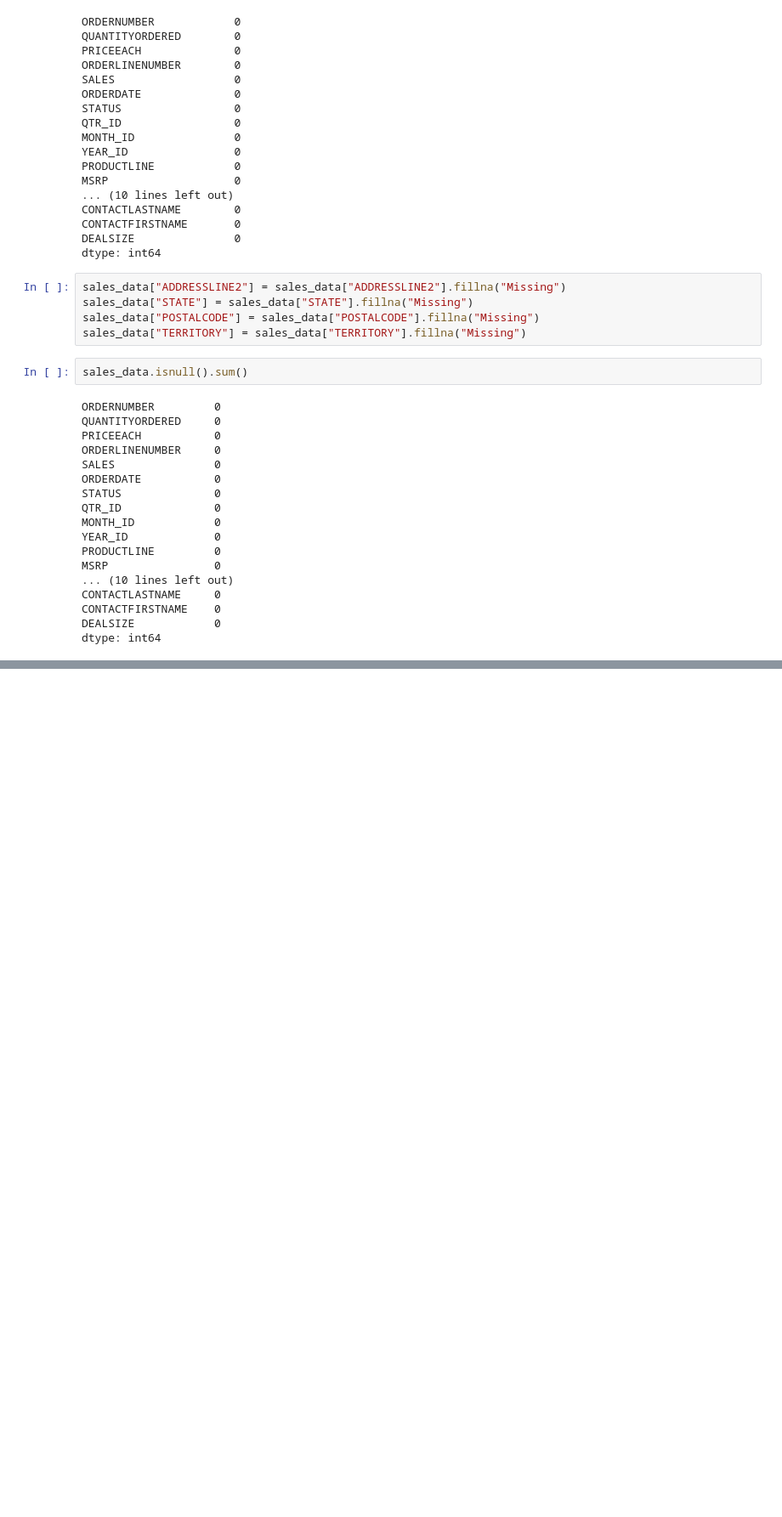
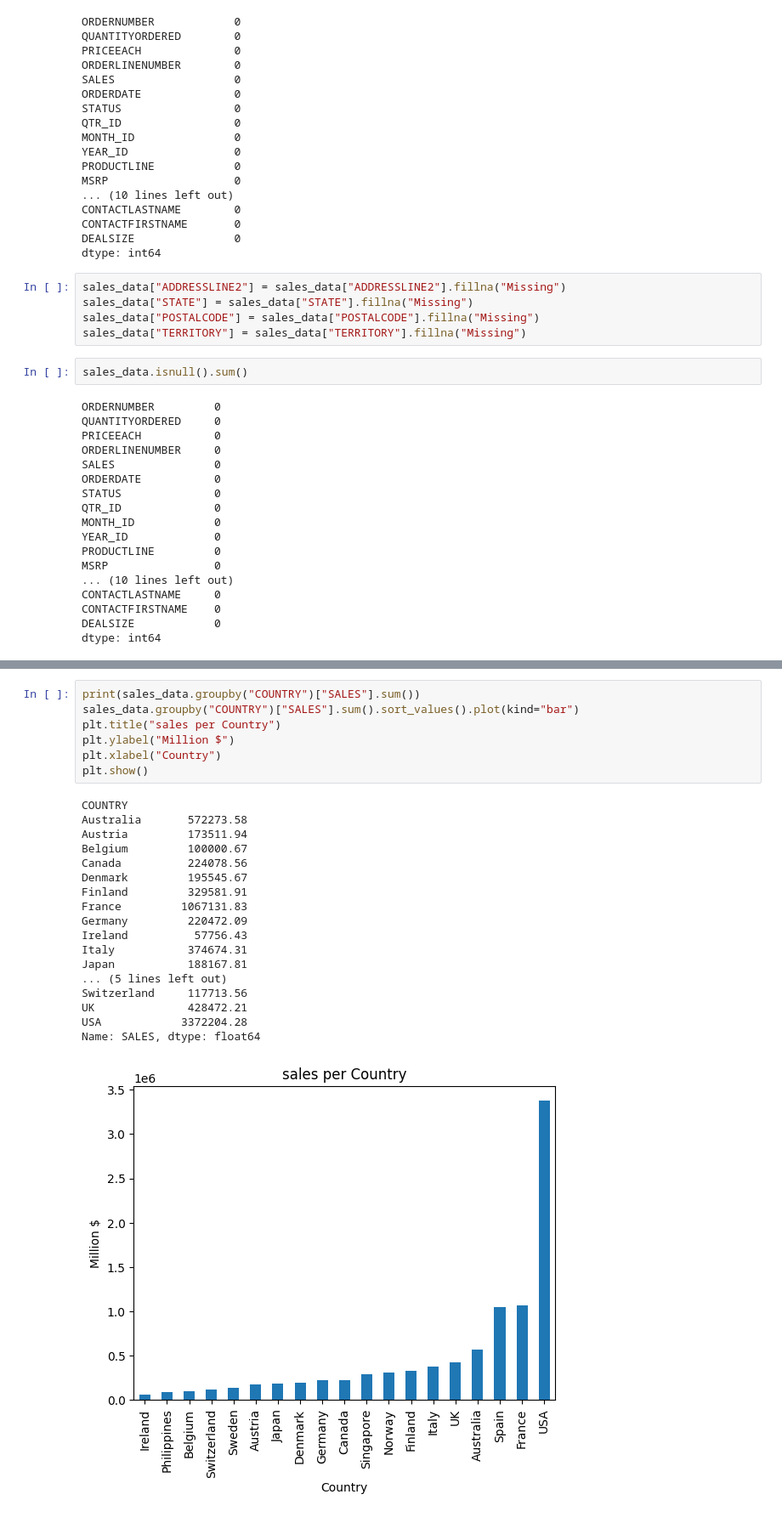
Before and after one commit to avaneesh0/sales_analysis_dashboard_python, a Jupyter notebook: notebooks/01_explore.ipynb, the cells around one changed output, grey strips where cells are left out. Shown at 85% size. Cells and saved outputs as stored; diff of their text form; blank space fills up the shorter version.

```diff
--- a/notebooks/01_explore.ipynb
+++ b/notebooks/01_explore.ipynb
@@ -87,0 +163,26 @@ dtype: int64
+# %%
+print(sales_data.groupby("COUNTRY")["SALES"].sum())
+sales_data.groupby("COUNTRY")["SALES"].sum().sort_values().plot(kind="bar")
+plt.title("sales per Country")
+plt.ylabel("Million $")
+plt.xlabel("Country")
+plt.show()
+# %% [output]
+COUNTRY
+Australia       572273.58
+Austria         173511.94
+Belgium         100000.67
+Canada          224078.56
+Denmark         195545.67
+Finland         329581.91
+France         1067131.83
+Germany         220472.09
+Ireland          57756.43
+Italy           374674.31
+Japan           188167.81
+... (5 lines left out)
+Switzerland     117713.56
+UK              428472.21
+USA            3372204.28
+Name: SALES, dtype: float64
+[figure, added]
```
Also changed, not shown: parts of 8 cells of this notebook, 9 other files.
